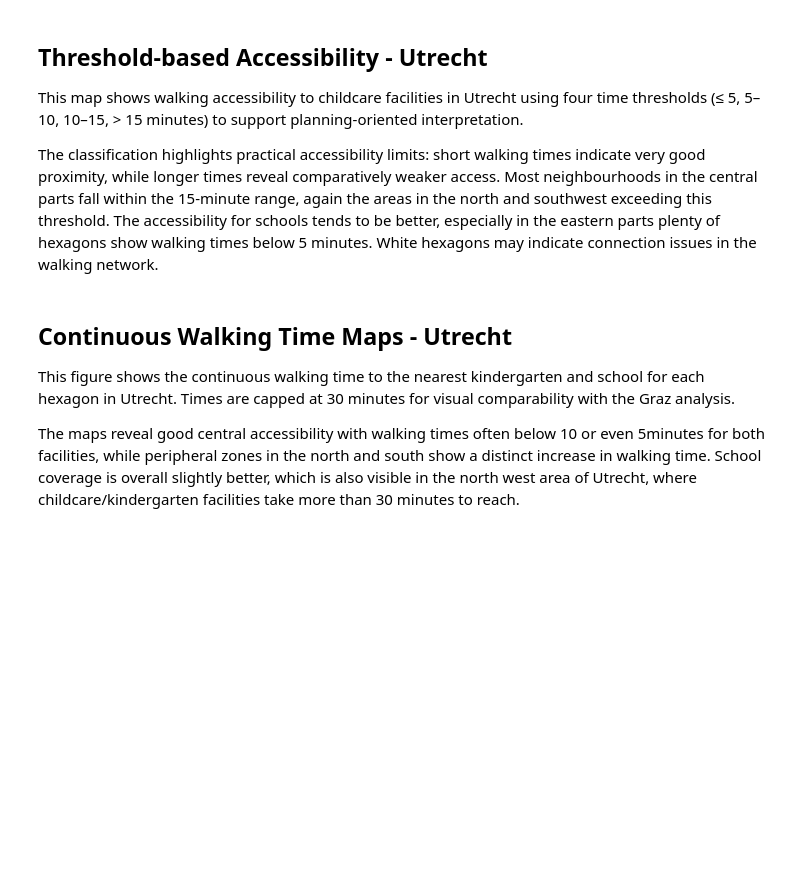
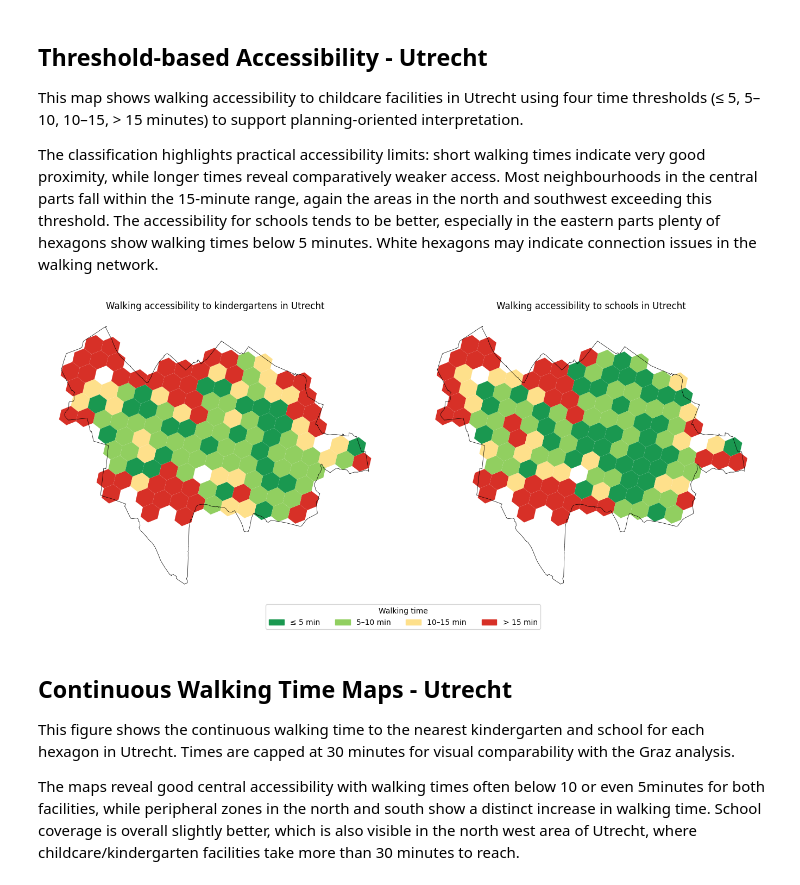
Before and after one commit to miriam-ee/GIS_FinalProject_Group2, a Jupyter notebook: group2_final.ipynb, the cells around one changed output. Drawn from its saved outputs; the diff is of its cells as text; code cells hidden in the pictures; blank space fills up the shorter version.

```diff
--- a/group2_final.ipynb
+++ b/group2_final.ipynb
@@ -1629,37 +1969,39 @@ gdf_hex_plot_utrecht.plot(
     legend=False
 )
 gdf_utrecht.boundary.plot(ax=ax[0], color="black", linewidth=0.5)
-ax[0].set_title("Walking accessibility to kindergarten in Utrecht", fontsize=12)
+ax[0].set_title("Walking accessibility to kindergartens in Utrecht", fontsize=12)
 ax[0].set_axis_off()
 
 # Plot 2: Schools
 gdf_hex_plot_utrecht.plot(
     column="school_class",
     ax=ax[1],
     cmap=cmap,
     edgecolor="none",
     legend=False
 )
 gdf_utrecht.boundary.plot(ax=ax[1], color="black", linewidth=0.5)
 ax[1].set_title("Walking accessibility to schools in Utrecht", fontsize=12)
 ax[1].set_axis_off()
 
 # Shared legend
 handles = [
     mpl.patches.Patch(color=cmap.colors[i], label=labels[i])
     for i in range(len(labels))
 ]
 
 fig.legend(
     handles=handles,
     title="Walking time",
     loc="lower center",
     ncol=4,
     frameon=True
 )
 
 plt.tight_layout(rect=[0, 0.08, 1, 1])
 plt.show()
+# %% [output]
+[figure, added]
 # %% [markdown]
 ## Continuous Walking Time Maps - Utrecht
 
```
Also changed, not shown: parts of 60 cells of this notebook.
